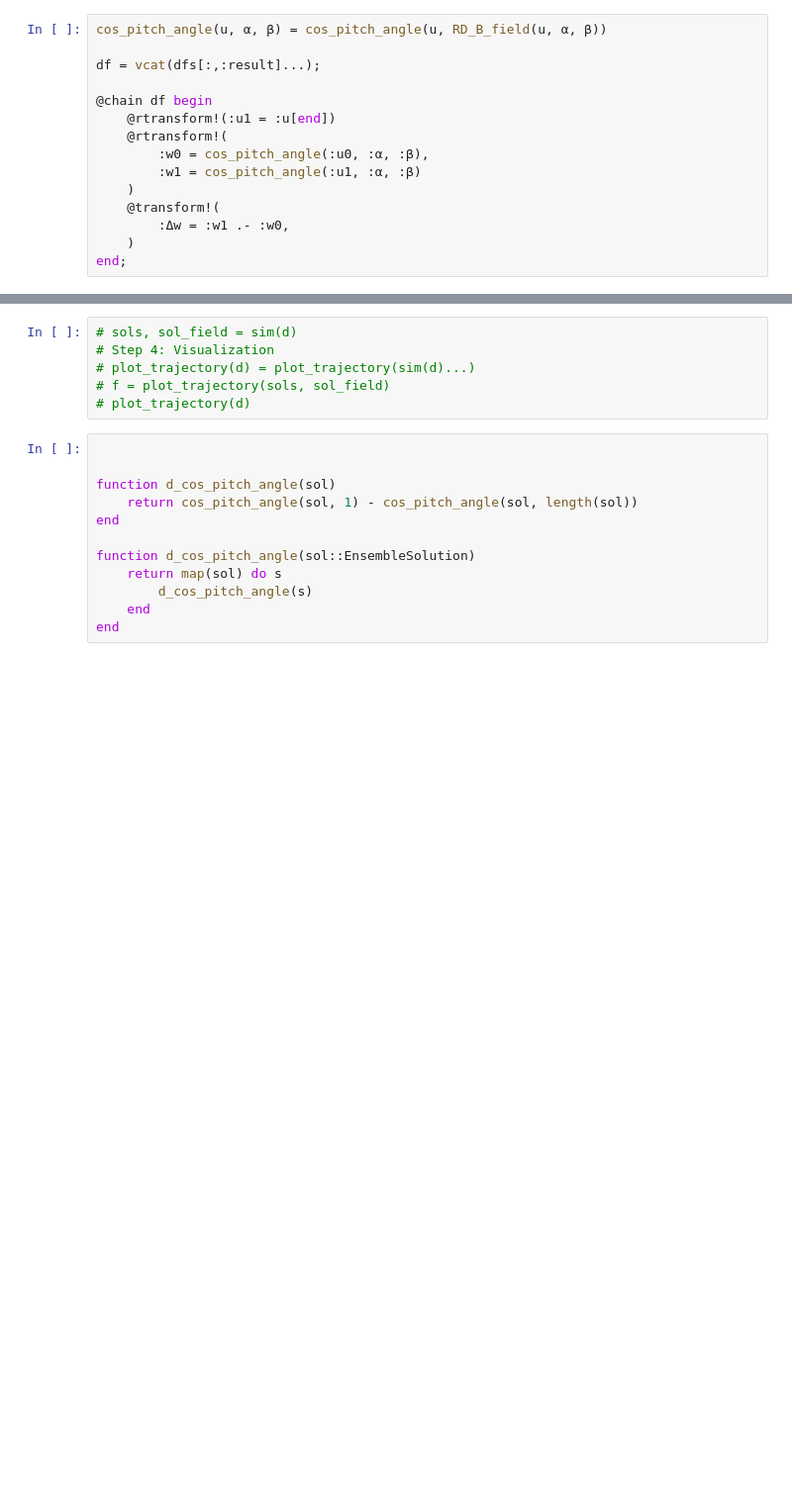
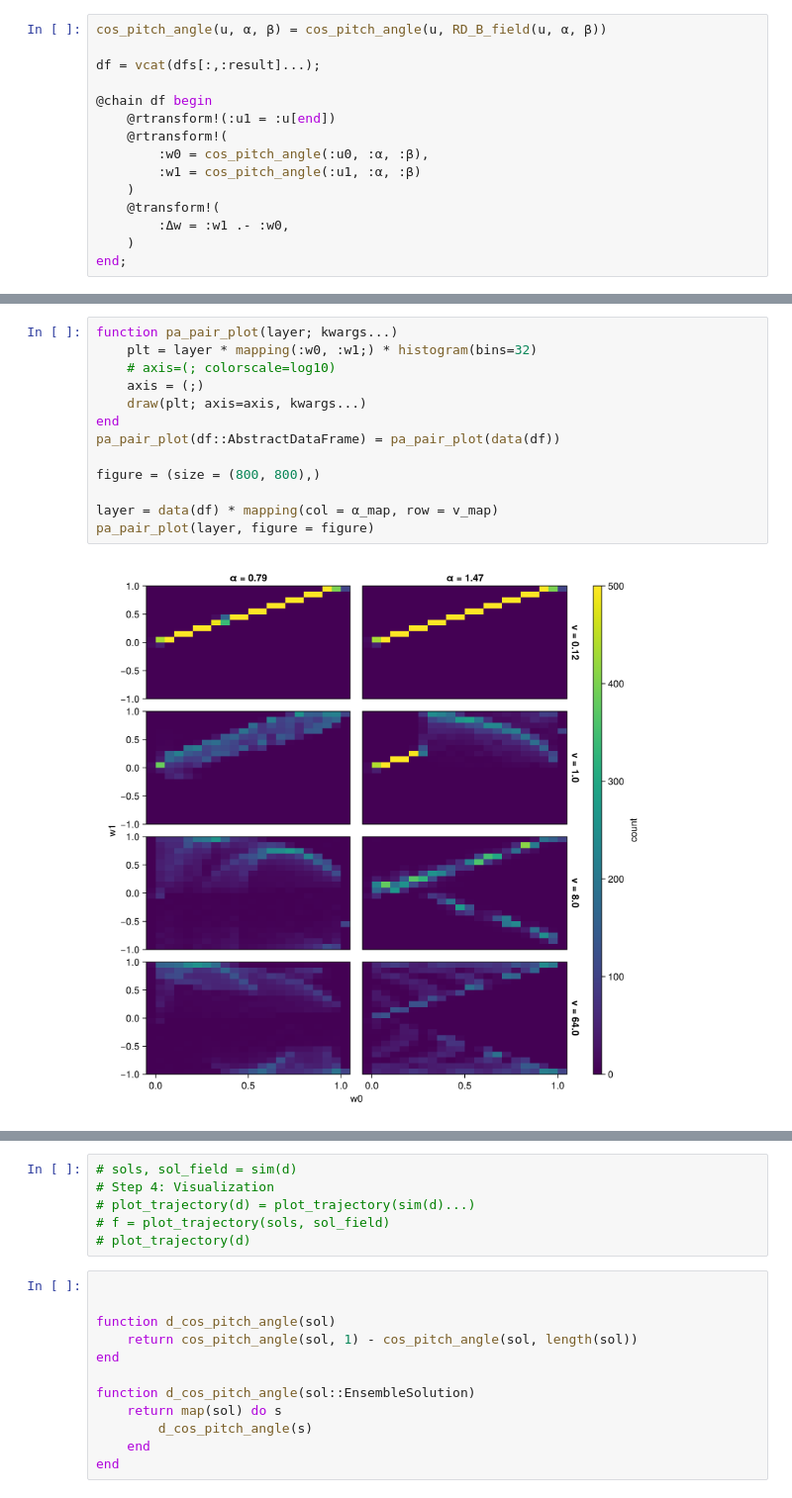
Before and after one commit to Beforerr/ion_scattering_by_SWD, a Jupyter notebook: notebooks/sim_analysis.ipynb, the cells around one changed output, grey strips where cells are left out. Shown: that part at 99% size. Drawn from its saved outputs; the diff is of its cells as text; blank space fills up the shorter version.

```diff
--- a/notebooks/sim_analysis.ipynb
+++ b/notebooks/sim_analysis.ipynb
@@ -45 +43,16 @@ v_map = :v => v_renamer
+# %%
+function pa_pair_plot(layer; kwargs...)
+    plt = layer * mapping(:w0, :w1;) * histogram(bins=32)
+    # axis=(; colorscale=log10)
+    axis = (;)
+    draw(plt; axis=axis, kwargs...)
+end
+pa_pair_plot(df::AbstractDataFrame) = pa_pair_plot(data(df))
+
+figure = (size = (800, 800),)
+
+layer = data(df) * mapping(col = α_map, row = v_map)
+pa_pair_plot(layer, figure = figure)
+# %% [output]
+[figure, added]
 # %%
```
Also changed, not shown: parts of 5 cells of this notebook.
